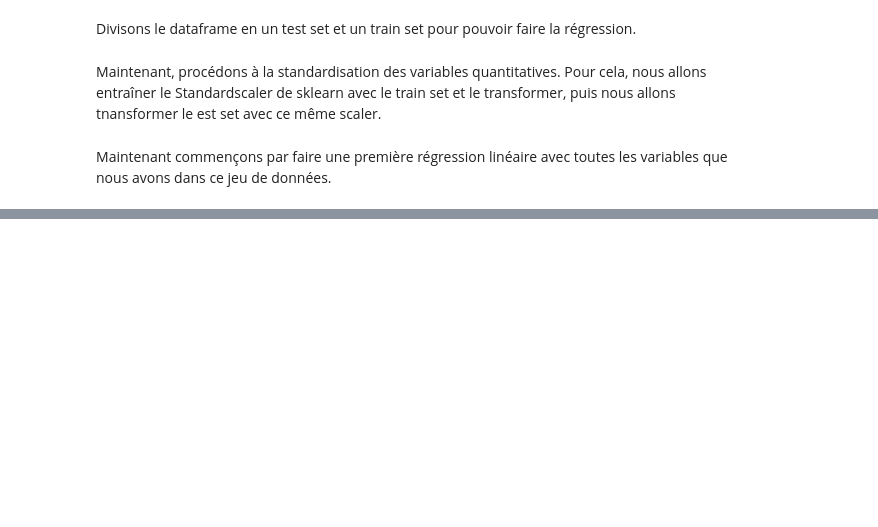
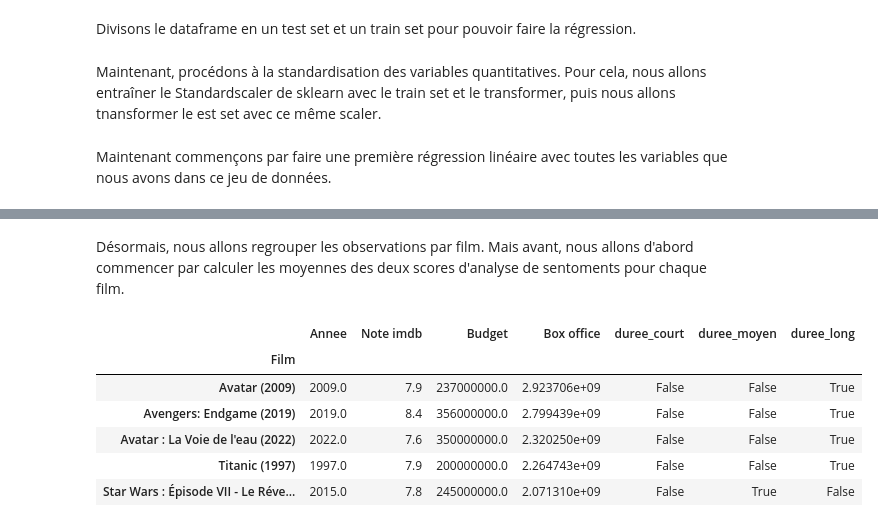
Before and after one commit to LouisArmand0/Projet_Python, a Jupyter notebook: NLP.ipynb, the cells around one changed output, grey strips where cells are left out. Saved outputs shown, nothing was run; the diff lists cells and outputs as text; code cells hidden in the pictures; blank space fills up the shorter version.

```diff
--- a/NLP.ipynb
+++ b/NLP.ipynb
@@ -482,0 +480,2 @@ mse, r2
+# %% [markdown]
+Désormais, nous allons regrouper les observations par film. Mais avant, nous allons d'abord commencer par calculer les moyennes des deux scores d'analyse de sentoments pour chaque film.
@@ -482,0 +485,13 @@ mse, r2
+# %%
+df_films = df2[['Film', 'Annee', 'Note imdb', 'Budget', 'Box office', 'duree_court', 'duree_moyen', 'duree_long']]
+df_films = df_films.drop_duplicates()
+df_films.set_index('Film', inplace=True)
+df_films.head()
+# %% [output]
+|  | Annee | Note imdb | Budget | Box office | duree_court | duree_moyen | duree_long |
+| Film |  |  |  |  |  |  |  |
+| Avatar (2009) | 2009.0 | 7.9 | 237000000.0 | 2.923706e+09 | False | False | True |
+| Avengers: Endgame (2019) | 2019.0 | 8.4 | 356000000.0 | 2.799439e+09 | False | False | True |
+| Avatar : La Voie de l'eau (2022) | 2022.0 | 7.6 | 350000000.0 | 2.320250e+09 | False | False | True |
+| Titanic (1997) | 1997.0 | 7.9 | 200000000.0 | 2.264743e+09 | False | False | True |
+| Star Wars : Épisode VII - Le Réve... | 2015.0 | 7.8 | 245000000.0 | 2.071310e+09 | False | True | False |
```
Also changed, not shown: parts of 12 cells of this notebook.
